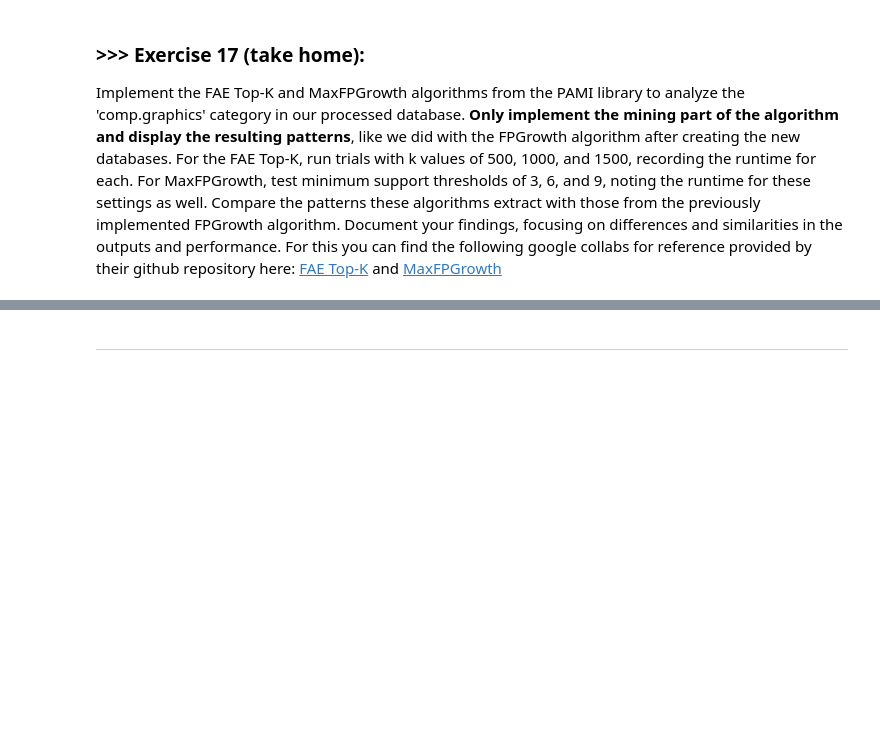
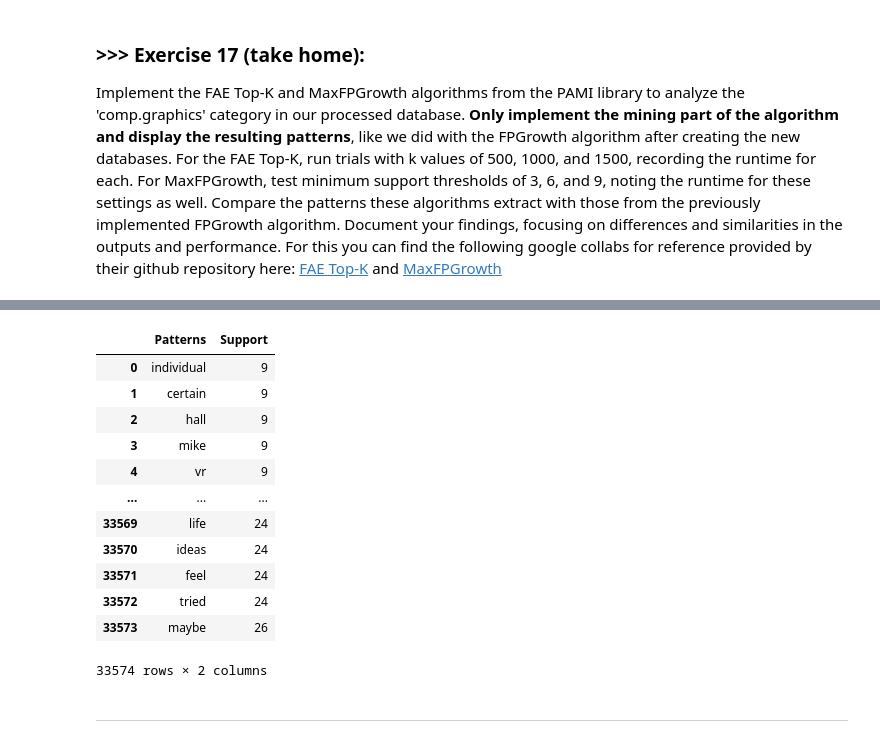
Before and after one commit to bbswei/DM2025-Lab1-Exercise, a Jupyter notebook: DM2025-Lab1-Master.ipynb, the cells around one changed output, grey strips where cells are left out. Cells and saved outputs as stored; diff of their text form; code cells hidden in the pictures; blank space fills up the shorter version.

```diff
--- a/DM2025-Lab1-Master.ipynb
+++ b/DM2025-Lab1-Master.ipynb
@@ -1996,3 +2058,20 @@ Implement the FAE Top-K and MaxFPGrowth algorithms from the PAMI library to anal
+# %%
+obj3.save('freq_patterns_comp_graphics_minSup9.txt') #save the patterns
+frequentPatternsDF_comp_graphics
+# %% [output]
+|  | Patterns | Support |
+| 0 | individual | 9 |
+| 1 | certain | 9 |
+| 2 | hall | 9 |
+| 3 | mike | 9 |
+| 4 | vr | 9 |
+| ... | ... | ... |
+| 33569 | life | 24 |
+| 33570 | ideas | 24 |
+| 33571 | feel | 24 |
+| 33572 | tried | 24 |
+| 33573 | maybe | 26 |
+33574 rows × 2 columns
 # %% [markdown]
 ---
 # %% [markdown]
```
Also changed, not shown: parts of 40 cells of this notebook, 8 other files.
